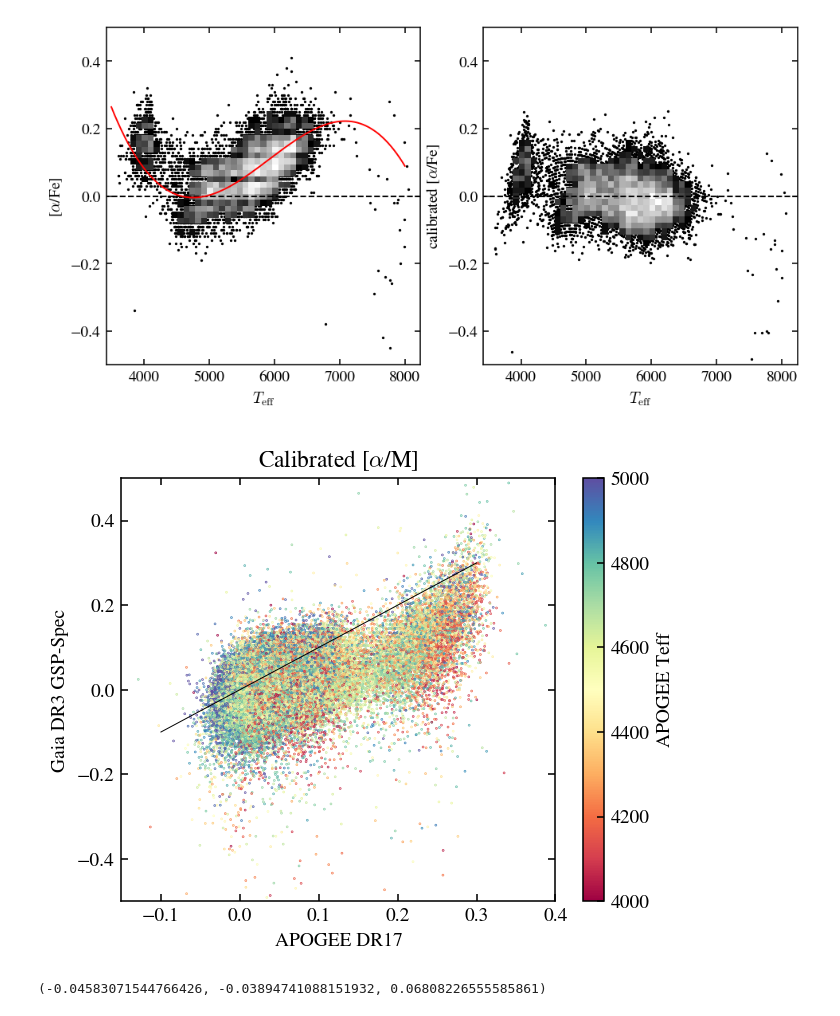
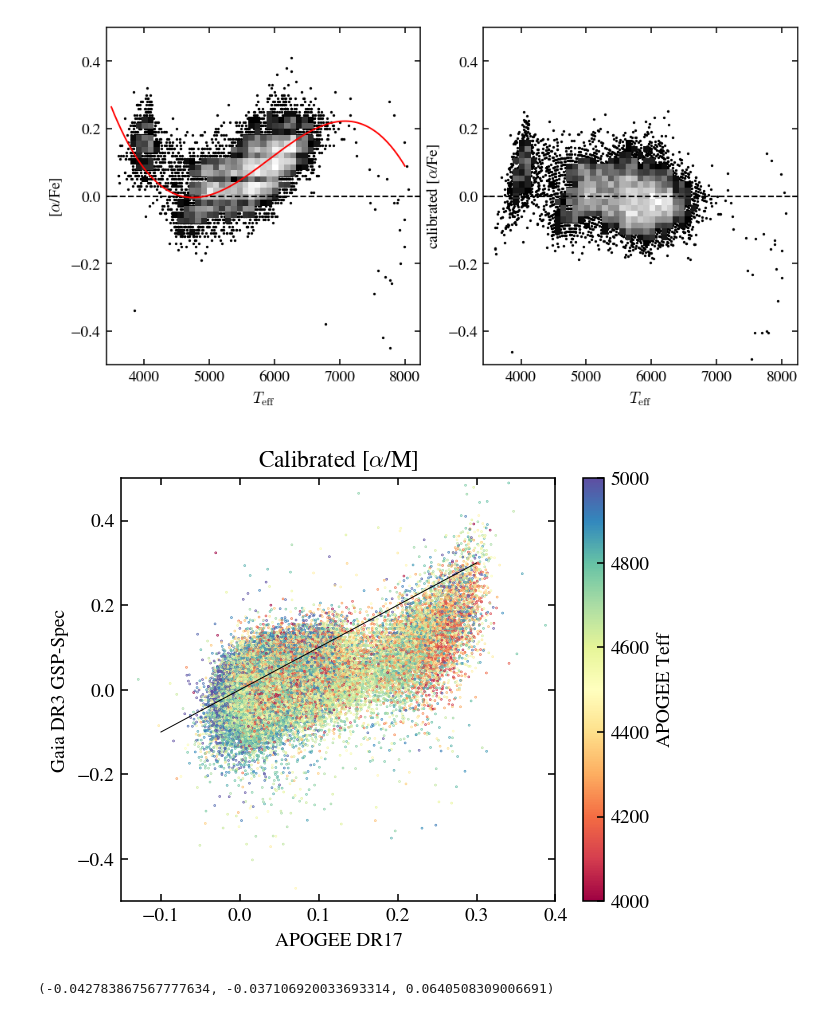
Before and after one commit to lodubay/gaia-sprint, a Jupyter notebook: apogee_alpha_abund.ipynb, the cells around one changed output. Cells and saved outputs as stored; diff of their text form; code cells hidden in the pictures.

```diff
--- a/apogee_alpha_abund.ipynb
+++ b/apogee_alpha_abund.ipynb
@@ -680,23 +680,26 @@ plt.show()
 # %% [output]
 [figure]
 # %%
-hiq_rgb = hiq[(hiq['logg_gspspec'] < 3) & (hiq['teff_gspspec'] < 5000) & (hiq['teff_gspspec'] > 4000)]
+hiq_rgb = hiq[(hiq['logg_gspspec'] < 3) &
+              (hiq['logg_gspspec'] > 1) &
+              (hiq['teff_gspspec'] < 5000) &
+              (hiq['teff_gspspec'] > 4000)]
 fig, ax = plt.subplots(figsize=(5, 4))
 pc = ax.scatter(hiq_rgb['ALPHA_M'], hiq_rgb['alphafe_gspspec_calib_logg'],
                 s=0.1, c=hiq_rgb['TEFF'], cmap='Spectral',
                 norm=colors.Normalize(vmin=4000, vmax=5000))
 ax.plot([-0.1, 0.3], [-0.1, 0.3], c='k', linewidth=0.5)
 ax.set_xlim((-0.15, 0.4))
 ax.set_ylim((-0.5, 0.5))
 fig.colorbar(pc, label='APOGEE Teff')
 ax.set_xlabel('APOGEE DR17')
 ax.set_ylabel('Gaia DR3 GSP-Spec')
 ax.set_title(r'Calibrated [$\alpha$/M]')
 plt.show()
 # %% [output]
-[figure, old version]
+[figure, new version]
 # %%
 diff = hiq_rgb['alphafe_gspspec_calib_logg'] - hiq_rgb['ALPHA_M']
 diff.mean(), diff.median(), diff.std()
 # %% [output]
-(-0.04583071544766426, -0.03894741088151932, 0.06808226555585861)
+(-0.042783867567777634, -0.037106920033693314, 0.0640508309006691)
```
Also changed, not shown: parts of 2 cells of this notebook.
